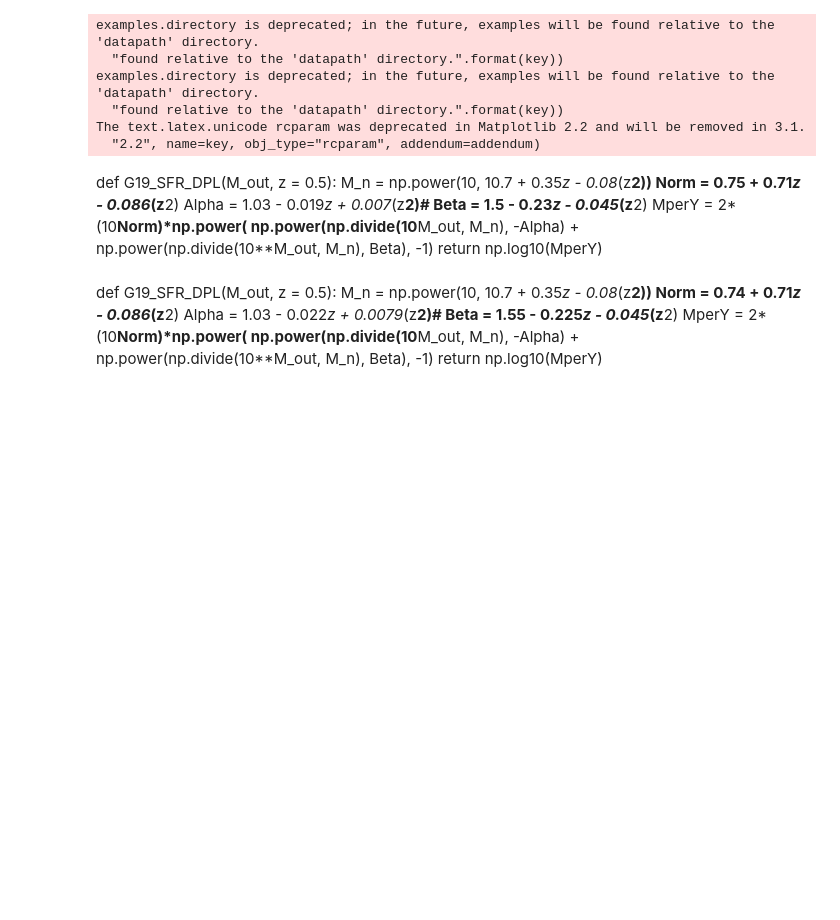
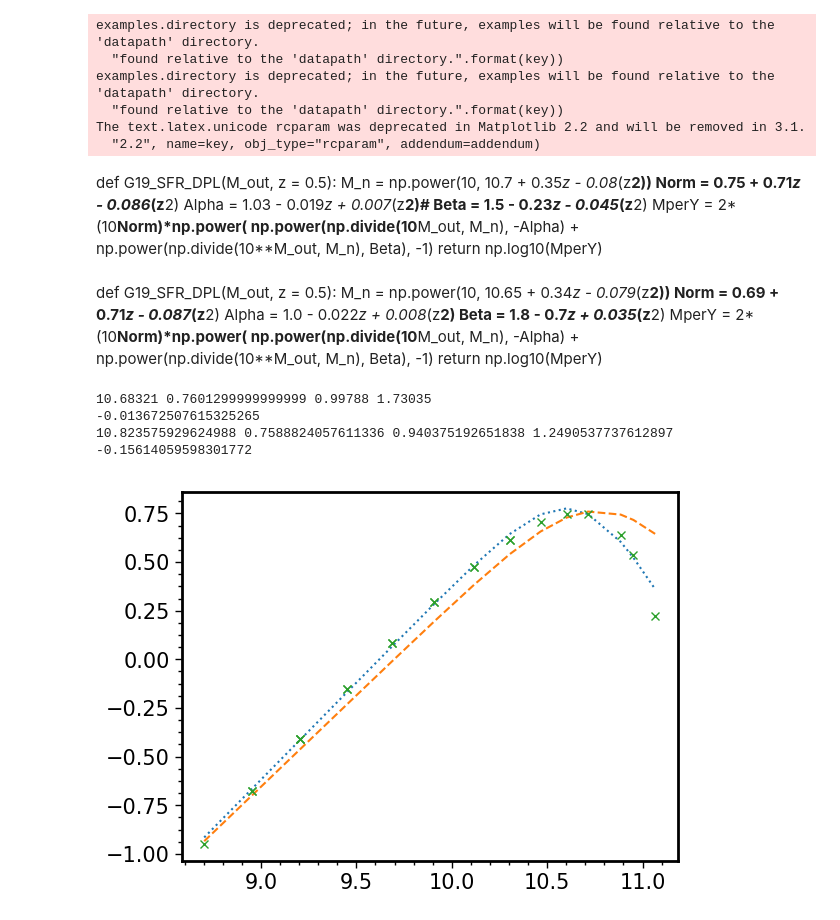
Before and after one commit to PipGrylls/STEEL, a Jupyter notebook: Notebooks/Science/HMT_Continuity.ipynb, the cells around one changed output. Cells and saved outputs as stored; diff of their text form; code cells hidden in the pictures; blank space fills up the shorter version.

```diff
--- a/Notebooks/Science/HMT_Continuity.ipynb
+++ b/Notebooks/Science/HMT_Continuity.ipynb
@@ -64,10 +72,10 @@ def G19_SFR_DPL(M_out, z = 0.5):
     return np.log10(MperY)
 # %% [markdown]
 def G19_SFR_DPL(M_out, z = 0.5):
-    M_n = np.power(10, 10.7 + 0.35*z - 0.08*(z**2))
-    Norm = 0.74 + 0.71*z - 0.086*(z**2)
-    Alpha = 1.03 - 0.022*z + 0.0079*(z**2)#
-    Beta = 1.55 - 0.225*z - 0.045*(z**2)
+    M_n = np.power(10, 10.65 + 0.34*z - 0.079*(z**2))
+    Norm = 0.69 + 0.71*z - 0.087*(z**2)
+    Alpha = 1.0 - 0.022*z + 0.008*(z**2)
+    Beta = 1.8 - 0.7*z + 0.035*(z**2)
     MperY = 2*(10**Norm)*np.power( np.power(np.divide(10**M_out, M_n), -Alpha) + np.power(np.divide(10**M_out, M_n), Beta), -1)
     return np.log10(MperY)
 # %%
@@ -96,0 +91,34 @@ def T16(SM, z):
+# %%
+Redshift = 0.1
+Mask1 = np.ma.masked_inside(Data_z[0], Redshift-0.1, Redshift+0.1).mask
+Mean_M = np.log10(np.mean(Data_M[:,Mask1], axis = 1))
+Mean_SFR = np.log10(np.mean(Data_SFR[:,Mask1], axis = 1))
+Mean_SFR[Mean_SFR<-1.5] = np.nan
+Mask0 = np.ma.masked_inside(Mean_M, 8, 11.5).mask
+MaskNan = np.ma.masked_invalid(Mean_SFR).mask
+
+AppMask = Mask0*~MaskNan
+
+z = Redshift
+
+
+M_n, Norm, Alpha, Beta =  10.65 + 0.34*z - 0.079*(z**2), 0.69 + 0.71*z - 0.087*(z**2), 1.0 - 0.022*z + 0.008*(z**2), 1.8 - 0.7*z + 0.035*(z**2)
+print(M_n, Norm, Alpha, Beta)
+plt.plot(Mean_M[AppMask],DPL_for_Fit(Mean_M[AppMask], M_n, Norm, Alpha, Beta), ":")
+print(lnlike((M_n, Norm, Alpha, Beta), Mean_M[AppMask], Mean_SFR[AppMask]))
+
+
+M_n, Norm, Alpha, Beta = 10.823575929624988 , 0.7588824057611336 , 0.940375192651838 , 1.2490537737612897
+print(M_n, Norm, Alpha, Beta)
+plt.plot(Mean_M[AppMask],DPL_for_Fit(Mean_M[AppMask], M_n, Norm, Alpha, Beta), "--")
+print(lnlike((M_n, Norm, Alpha, Beta), Mean_M[AppMask], Mean_SFR[AppMask]))
+
+plt.plot(Mean_M[AppMask],Mean_SFR[AppMask], "x")
+
+plt.show()
+# %% [output]
+10.68321 0.7601299999999999 0.99788 1.73035
+-0.013672507615325265
+10.823575929624988 0.7588824057611336 0.940375192651838 1.2490537737612897
+-0.15614059598301772
+[figure, added]
```
Also changed, not shown: parts of 12 cells of this notebook, 9 other files.
